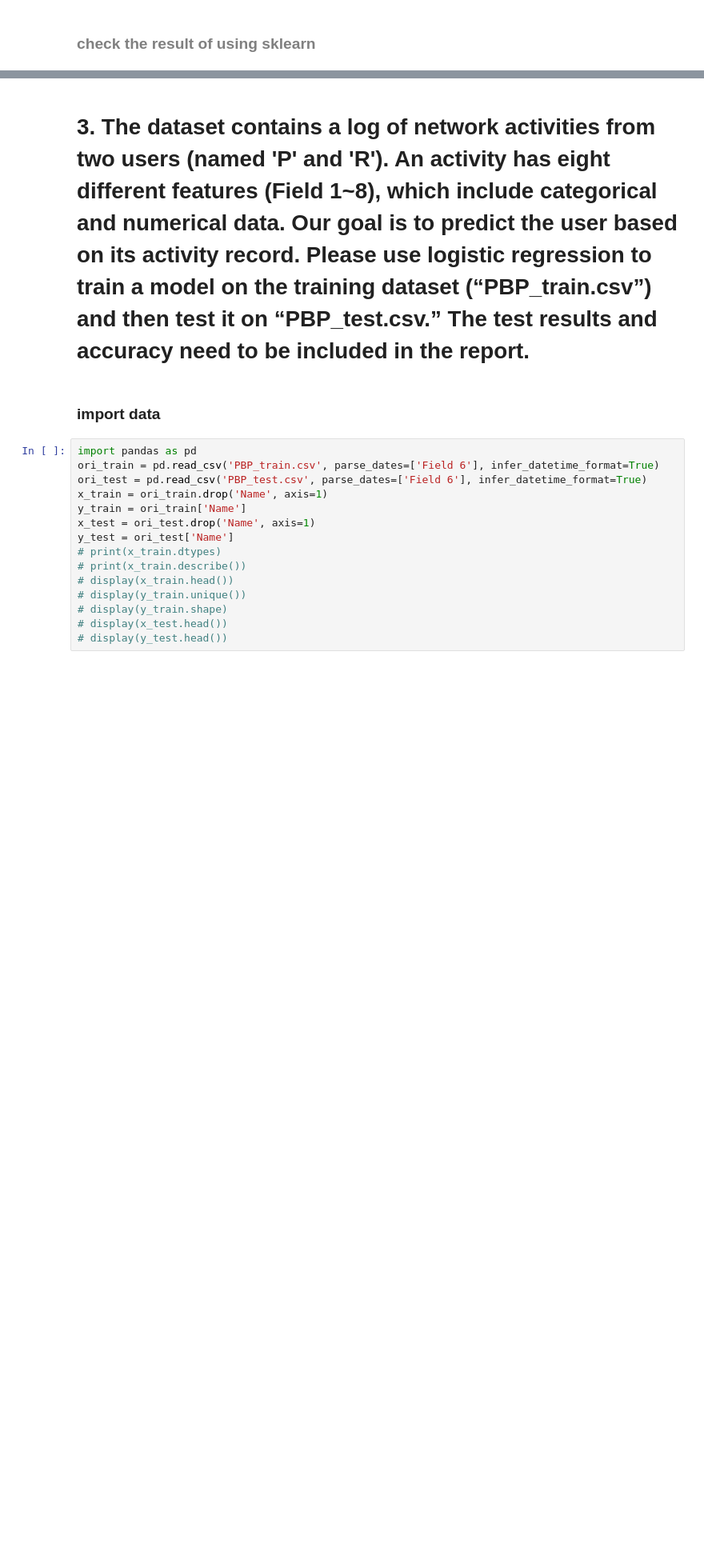
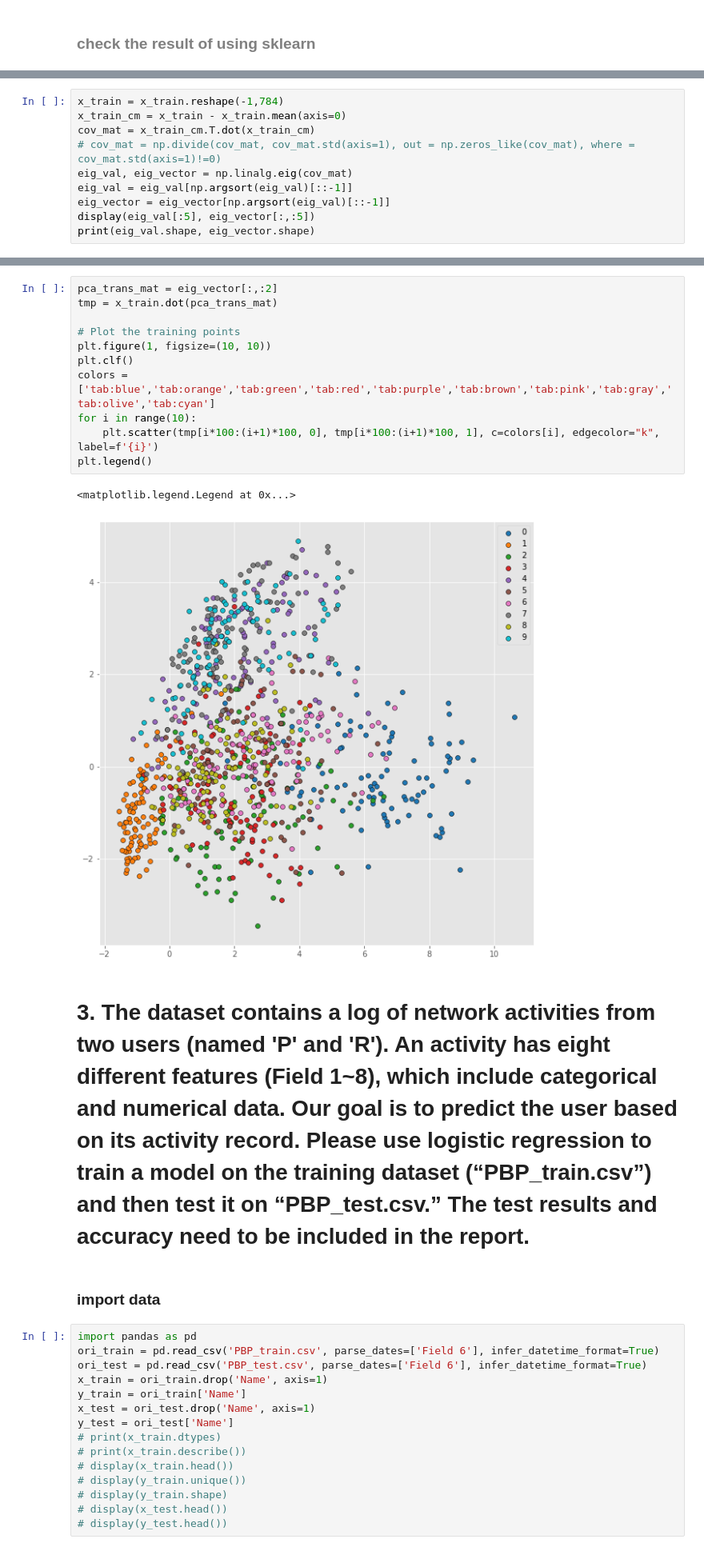
Before and after one commit to theabc50111/nccu_cs_hw, a Jupyter notebook: DeepLearning_HW/hw2/110753201_hw2_資科碩一曹昱維.ipynb, the cells around one changed output, grey strips where cells are left out. Shown at 80% size. Cells and saved outputs as stored; diff of their text form; blank space fills up the shorter version.

```diff
--- a/DeepLearning_HW/hw2/110753201_hw2_資科碩一曹昱維.ipynb
+++ b/DeepLearning_HW/hw2/110753201_hw2_資科碩一曹昱維.ipynb
@@ -214,0 +229,10 @@ plt.legend()
+# %%
+x_train = x_train.reshape(-1,784)
+x_train_cm = x_train - x_train.mean(axis=0)
+cov_mat = x_train_cm.T.dot(x_train_cm)
+# cov_mat = np.divide(cov_mat, cov_mat.std(axis=1), out = np.zeros_like(cov_mat), where = cov_mat.std(axis=1)!=0)
+eig_val, eig_vector = np.linalg.eig(cov_mat)
+eig_val = eig_val[np.argsort(eig_val)[::-1]]
+eig_vector = eig_vector[np.argsort(eig_val)[::-1]]
+display(eig_val[:5], eig_vector[:,:5])
+print(eig_val.shape, eig_vector.shape)
@@ -215,3 +250,17 @@ plt.legend()
+# %%
+pca_trans_mat = eig_vector[:,:2]
+tmp = x_train.dot(pca_trans_mat)
+
+# Plot the training points
+plt.figure(1, figsize=(10, 10))
+plt.clf()
+colors = ['tab:blue','tab:orange','tab:green','tab:red','tab:purple','tab:brown','tab:pink','tab:gray','tab:olive','tab:cyan']
+for i in range(10):
+    plt.scatter(tmp[i*100:(i+1)*100, 0], tmp[i*100:(i+1)*100, 1], c=colors[i], edgecolor="k", label=f'{i}')
+plt.legend()
+# %% [output]
+<matplotlib.legend.Legend at 0x...>
+[figure, added]
 # %% [markdown]
 # 3. The dataset contains a log of network activities from two users (named 'P' and 'R'). An activity has eight different features (Field 1~8), which include categorical and numerical data. Our goal is to predict the user based on its activity record. Please use logistic regression to train a model on the training dataset (“PBP_train.csv”) and then test it on “PBP_test.csv.” The test results and accuracy need to be included in the report.
 # %% [markdown]
```
Also changed, not shown: parts of 6 cells of this notebook.
